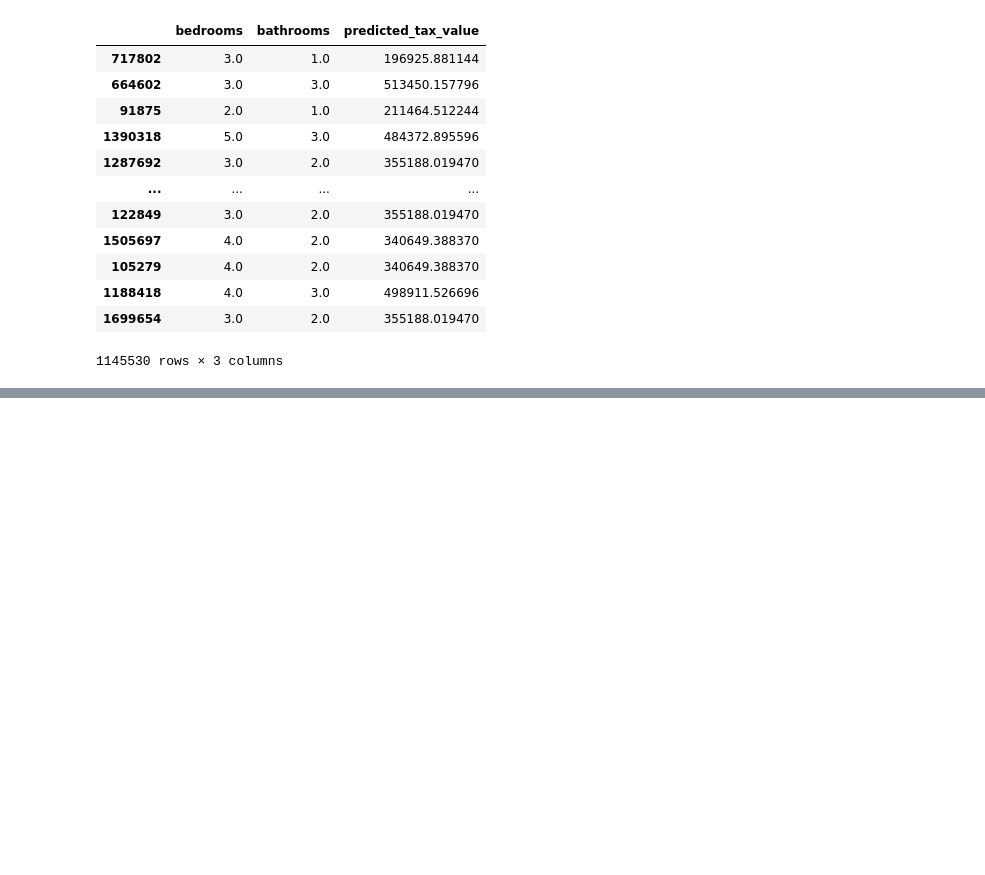
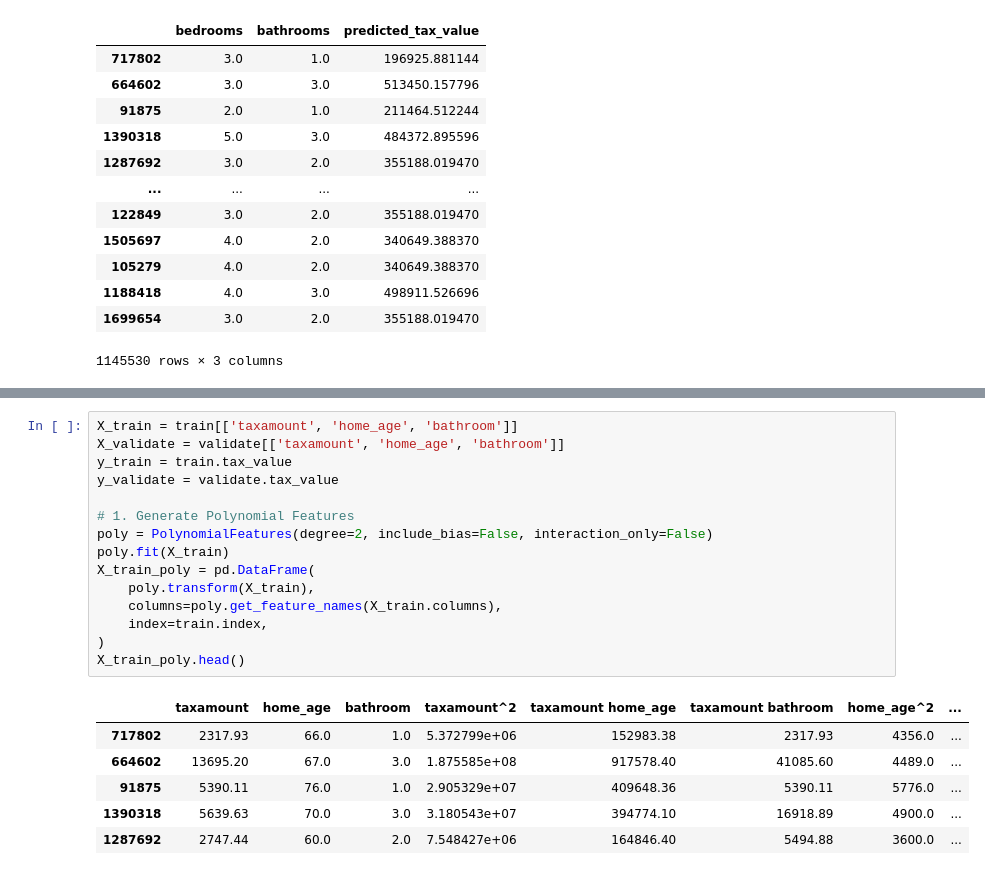
Before and after one commit to Yvette-Ibarra/regression-exercises, a Jupyter notebook: modeling.ipynb, the cells around one changed output, grey strips where cells are left out. Cells and saved outputs as stored; diff of their text form; blank space fills up the shorter version.

```diff
--- a/modeling.ipynb
+++ b/modeling.ipynb
@@ -203,0 +220,22 @@ X
+# %%
+X_train = train[['taxamount', 'home_age', 'bathroom']]
+X_validate = validate[['taxamount', 'home_age', 'bathroom']]
+y_train = train.tax_value
+y_validate = validate.tax_value
+
+# 1. Generate Polynomial Features
+poly = PolynomialFeatures(degree=2, include_bias=False, interaction_only=False)
+poly.fit(X_train)
+X_train_poly = pd.DataFrame(
+    poly.transform(X_train),
+    columns=poly.get_feature_names(X_train.columns),
+    index=train.index,
+)
+X_train_poly.head()
+# %% [output]
+|  | taxamount | home_age | bathroom | taxamount^2 | taxamount home_age | taxamount bathroom | home_age^2 | ... |
+| 717802 | 2317.93 | 66.0 | 1.0 | 5.372799e+06 | 152983.38 | 2317.93 | 4356.0 | ... |
+| 664602 | 13695.20 | 67.0 | 3.0 | 1.875585e+08 | 917578.40 | 41085.60 | 4489.0 | ... |
+| 91875 | 5390.11 | 76.0 | 1.0 | 2.905329e+07 | 409648.36 | 5390.11 | 5776.0 | ... |
+| 1390318 | 5639.63 | 70.0 | 3.0 | 3.180543e+07 | 394774.10 | 16918.89 | 4900.0 | ... |
+| 1287692 | 2747.44 | 60.0 | 2.0 | 7.548427e+06 | 164846.40 | 5494.88 | 3600.0 | ... |
```
Also changed, not shown: parts of 23 cells of this notebook.
